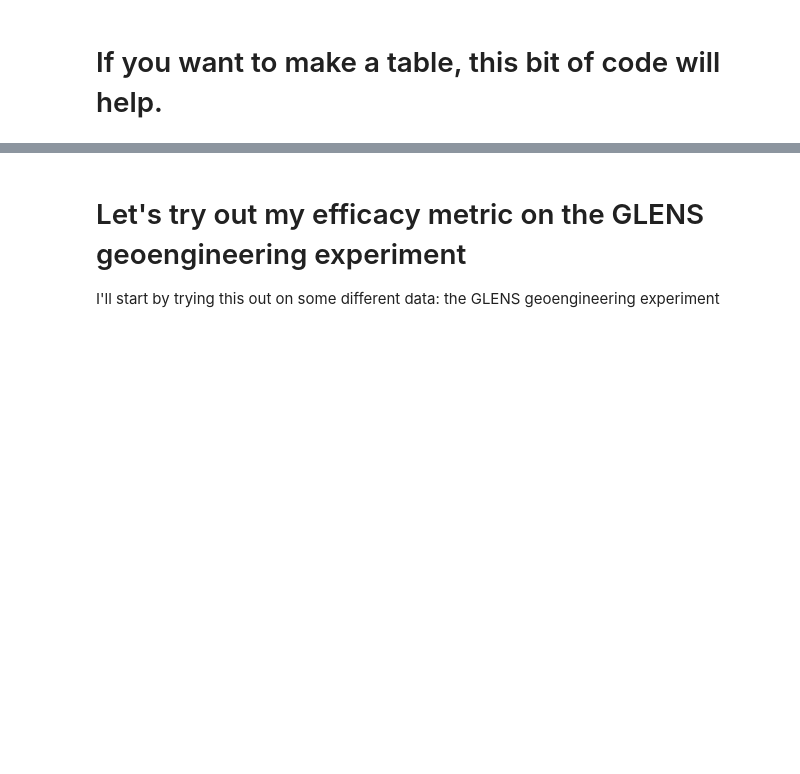
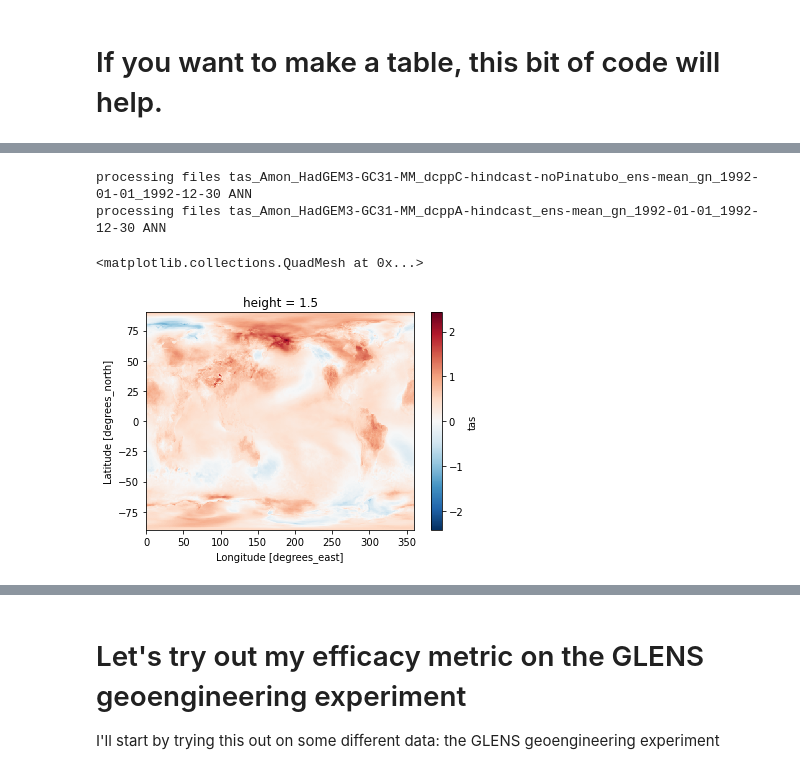
Before and after one commit to pjirvine/xarray_example, a Jupyter notebook: xarray_example.ipynb, the cells around one changed output, grey strips where cells are left out. Cells and saved outputs as stored; diff of their text form; code cells hidden in the pictures; blank space fills up the shorter version.

```diff
--- a/xarray_example.ipynb
+++ b/xarray_example.ipynb
@@ -807,0 +884,40 @@ df.to_csv('test.csv')
+# %%
+model='HadGEM3-GC31-MM' # sister model to UKESM
+centre='MOHC'
+
+var='tas'
+domain='Amon'
+
+exp='dcppC-hindcast-noPinatubo' # 'dcppC-hindcast-noAgung', 'dcppC-hindcast-noElChichon' are the other experiments
+project='DCPP'
+
+# Select the runs for 1990 start
+runs=['s1990-r10i1p1f2','s1990-r2i1p1f2','s1990-r4i1p1f2','s1990-r6i1p1f2','s1990-r8i1p1f2',
+      's1990-r1i1p1f2','s1990-r3i1p1f2','s1990-r5i1p1f2','s1990-r7i1p1f2','s1990-r9i1p1f2']
+
+grid='gn'
+
+season='ANN'
+dates=['1992-01-01','1992-12-30'] # Pinatubo went off in June 15th 1991, so let's just grab all of 1992.
+
+"""
+Let's get the ensemble-mean, time-average for the add-pinatubo run for the year selected + standard deviation around that.
+"""
+sub_pinatubo_mean, sub_pinatubo_std = get_ens_seasonal_mean_std(season, dates, data_dir, model, centre, var, domain, exp, project, runs, grid, time_files=0)
+
+"""
+Now let's get the matching hind-cast
+"""
+
+exp='dcppA-hindcast'
+
+# calling it hindcast 1990 to match the year the runs start on.
+hindcast_1990_mean, hindcast_1990_std = get_ens_seasonal_mean_std(season, dates, data_dir, model, centre, var, domain, exp, project, runs, grid, time_files=0)
+# %% [output]
+processing files tas_Amon_HadGEM3-GC31-MM_dcppC-hindcast-noPinatubo_ens-mean_gn_1992-01-01_1992-12-30 ANN
+processing files tas_Amon_HadGEM3-GC31-MM_dcppA-hindcast_ens-mean_gn_1992-01-01_1992-12-30 ANN
+# %%
+(sub_pinatubo_mean['tas'] - hindcast_1990_mean['tas']).plot()
+# %% [output]
+<matplotlib.collections.QuadMesh at 0x...>
+[figure, added]
```
Also changed, not shown: parts of 8 cells of this notebook.
